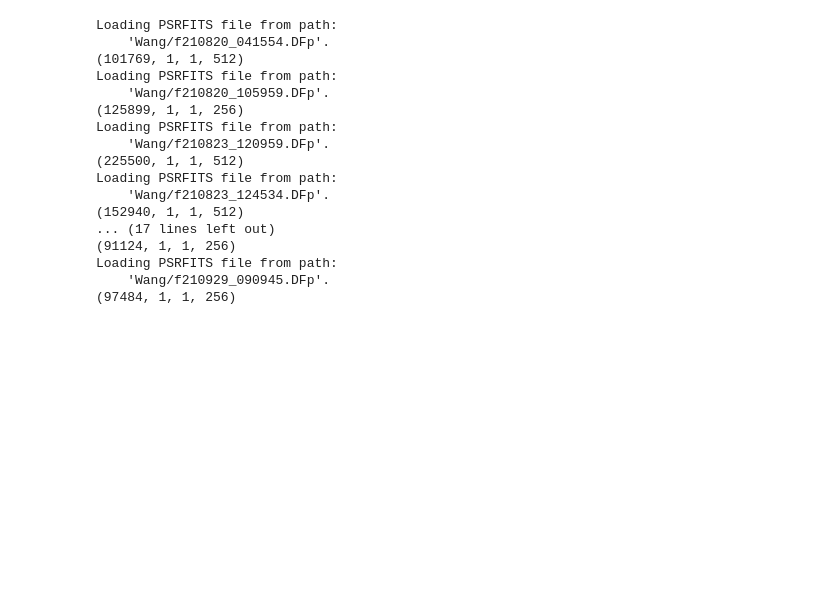
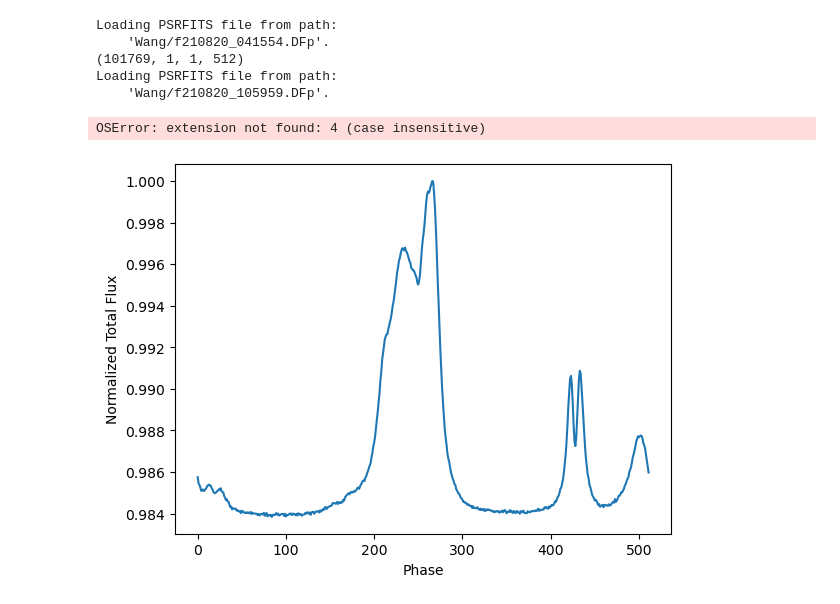
Before and after one commit to rezamonadi/PSR-Complexity, a Jupyter notebook: loading_profile.ipynb, the cells around one changed output. Cells and saved outputs as stored; diff of their text form; code cells hidden in the pictures; blank space fills up the shorter version.

```diff
--- a/loading_profile.ipynb
+++ b/loading_profile.ipynb
@@ -34,46 +34,36 @@ for address in file_names:
     print(np.shape(DATA))
     Flux_all = np.zeros([np.shape(DATA)[3],1])  # average pulse profile
 
     # initilizing Statistical measures for single pulses
     std_single_pulses = np.zeros([np.shape(DATA)[0],1])
 
     # Loading Single Pulses
     for i in range(np.shape(DATA)[0]):
         Single_Pulses = np.zeros(np.shape(DATA)[3]) # Single pulse profiles for each frequesncy
         Single_Pulses = DATA[i,0,0,:]*DAT_SCL[i] + DAT_OFFS[i]
         # call any statistics/complexity functions and replace it with np.std
         std_single_pulses[i] = np.std(Single_Pulses)
 
     plt.hist(std_single_pulses)
     plt.savefig('statFigs/' + address+'.png', dpi=400)
     plt.close()
     #plotting average pulse
     for i in range(np.shape(DATA)[3]):
         Flux_all[i] = np.sum(DATA[:,0,0,i]*DAT_SCL[:] + DAT_OFFS[:])
 
 
     # # seems like we have 512 time channels in
-    # fig = plt.figure()
-    # plt.plot(Flux_all/np.max(Flux_all))
-    # plt.xlabel('Phase')
-    # plt.ylabel('Normalized Total Flux')
+    fig = plt.figure()
+    plt.plot(Flux_all/np.max(Flux_all))
+    plt.xlabel('Phase')
+    plt.ylabel('Normalized Total Flux')
     plt.savefig('PulseProfiles/' + address+'.png', dpi=400)
     plt.close()
 # %% [output]
 Loading PSRFITS file from path:
     'Wang/f210820_041554.DFp'.
 (101769, 1, 1, 512)
 Loading PSRFITS file from path:
     'Wang/f210820_105959.DFp'.
-(125899, 1, 1, 256)
-Loading PSRFITS file from path:
-    'Wang/f210823_120959.DFp'.
-(225500, 1, 1, 512)
-Loading PSRFITS file from path:
-    'Wang/f210823_124534.DFp'.
-(152940, 1, 1, 512)
-... (17 lines left out)
-(91124, 1, 1, 256)
-Loading PSRFITS file from path:
-    'Wang/f210929_090945.DFp'.
-(97484, 1, 1, 256)
+OSError: extension not found: 4 (case insensitive)
+[figure, added]
```
Also changed, not shown: 1 other file.
